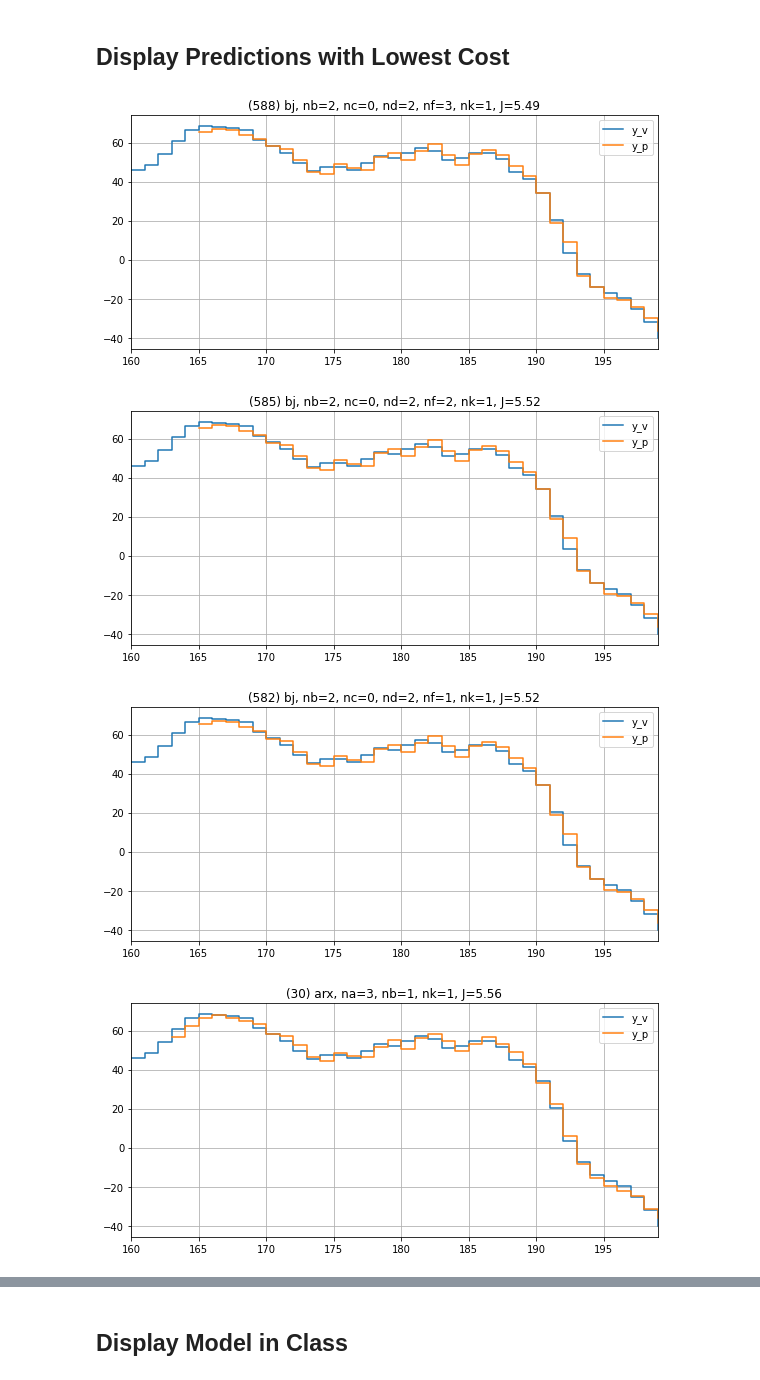
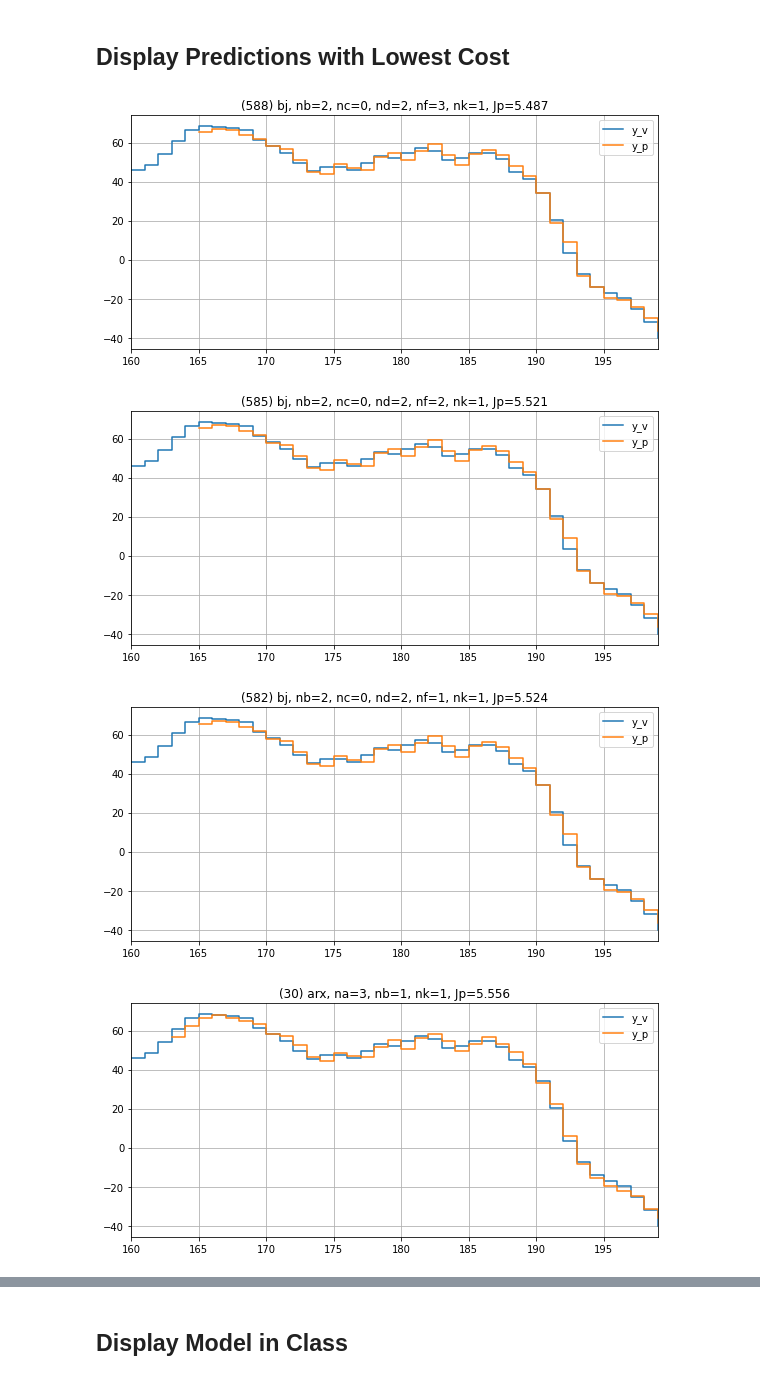
Before and after one commit to GuiBeal/system-identification, a Jupyter notebook: Python/main.ipynb, the cells around one changed output, grey strips where cells are left out. Drawn from its saved outputs; the diff is of its cells as text; code cells hidden in the pictures.

Commit message:
b_0, display_models, Ji

```diff
--- a/Python/main.ipynb
+++ b/Python/main.ipynb
@@ -250,6 +328,7 @@ models_bj = bj(u_i, y_i, u_v, y_v, nb_range, nc_range, nd_range, nf_range, nk_ra
 from functions import models_frame
 
 models = pd.concat([models_frame(), models_arx, models_armax, models_oe, models_bj], ignore_index=True)
+models.sort_values(by=['Jv'], inplace=True)
 
 print('Successful models:', len(models.loc[models.B.notnull()]))
 print('Failed models:    ', len(models.loc[models.B.isnull()]))
@@ -265,5 +338,3 @@ Failed models:     216
-# %%
-models.sort_values(by=['Jp'], inplace=True)
 # %% [markdown]
 ## Display Models with Lowest Cost
 # %%
@@ -360,34 +428,34 @@ plt.show()
 # %%
 qty = 10
 for i, (index, model) in enumerate(models.iterrows()):
   if i >= qty:
     break
 
   if np.isnan(model.yp).any():
     continue
 
   if model.model == 'arx':
-    title = f'({index}) {model.model}, na={model.na}, nb={model.nb}, nk={model.nk}, J={model.Jp:.3g}'
+    title = f'({index}) {model.model}, na={model.na}, nb={model.nb}, nk={model.nk}, Jp={model.Jv:.4g}'
   elif model.model == 'armax':
-    title = f'({index}) {model.model}, na={model.na}, nb={model.nb}, nc={model.nc}, nk={model.nk}, J={model.Jp:.3g}'
+    title = f'({index}) {model.model}, na={model.na}, nb={model.nb}, nc={model.nc}, nk={model.nk}, Jp={model.Jv:.4g}'
   elif model.model == 'oe':
-    title = f'({index}) {model.model}, nb={model.nb}, nf={model.nf}, nk={model.nk}, J={model.Jp:.3g}'
+    title = f'({index}) {model.model}, nb={model.nb}, nf={model.nf}, nk={model.nk}, Jp={model.Jv:.4g}'
   elif model.model == 'bj':
-    title = f'({index}) {model.model}, nb={model.nb}, nc={model.nc}, nd={model.nd}, nf={model.nf}, nk={model.nk}, J={model.Jp:.3g}'
+    title = f'({index}) {model.model}, nb={model.nb}, nc={model.nc}, nd={model.nd}, nf={model.nf}, nk={model.nk}, Jp={model.Jv:.4g}'
   else:
     assert(False)
 
   plt.figure(figsize=(8,4))
   plt.title(title)
   plt.plot(k_v, y_v, label='y_v', drawstyle='steps-post')
   plt.plot(k_v[int(model.delay):], model.yp, label='y_p', drawstyle='steps-post')
   plt.xlim(k_v[0], k_v[-1])
   plt.grid()
   plt.legend()
   plt.tight_layout()
   plt.show()
 # %% [output]
-[figure, old version]
+[figure, new version]
-[figure, old version]
+[figure, new version]
-[figure, old version]
+[figure, new version]
-[figure, old version]
+[figure, new version]
```
Also changed, not shown: parts of 27 cells of this notebook, 1 other file.
